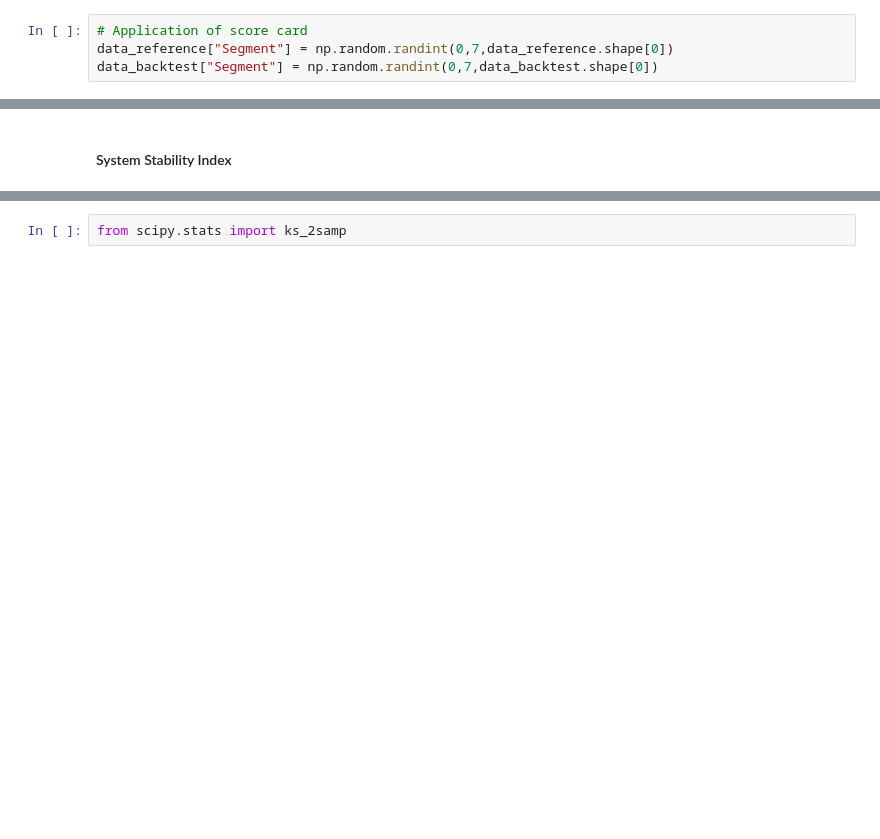
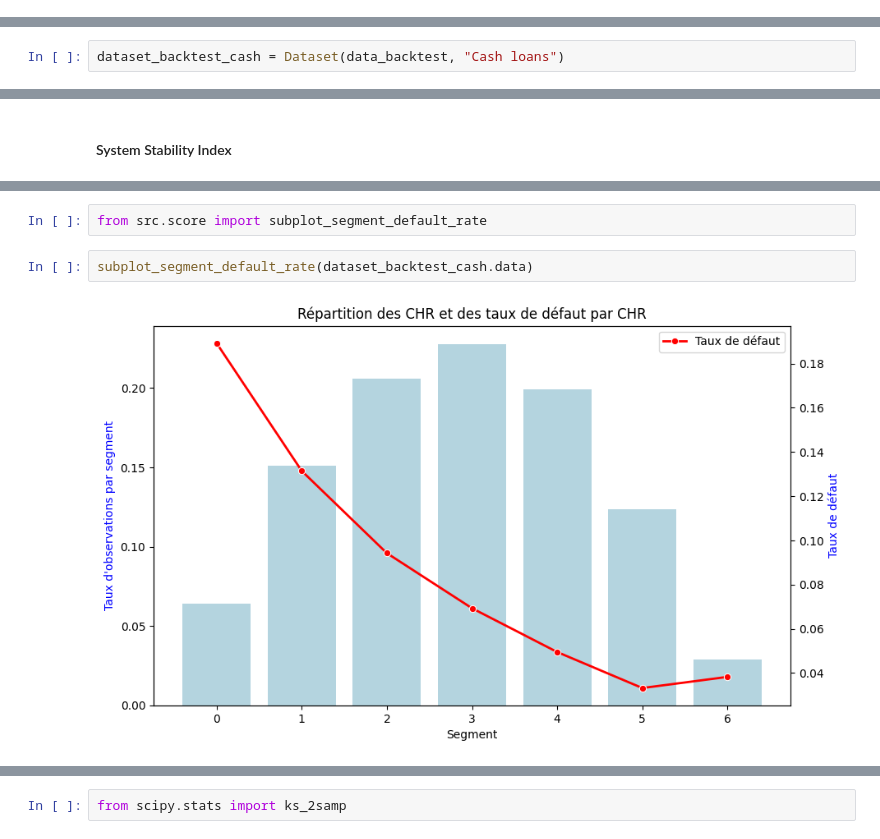
Before and after one commit to jeannoj99/Challenge_Nexialog_PD, a Jupyter notebook: notebooks/Backtesting.ipynb, the cells around one changed output, grey strips where cells are left out. Saved outputs shown, nothing was run; the diff lists cells and outputs as text; blank space fills up the shorter version.

Commit message:
update backtesting

```diff
--- a/notebooks/Backtesting.ipynb
+++ b/notebooks/Backtesting.ipynb
@@ -55,6 +185,2 @@ if data_integrity_assessment(data_backtest) == False :
 # %% [markdown]
 #### Population Scoring
-# %%
-# Application of score card
-data_reference["Segment"] = np.random.randint(0,7,data_reference.shape[0])
-data_backtest["Segment"] = np.random.randint(0,7,data_backtest.shape[0])
@@ -76,0 +187,2 @@ titi
+# %%
+dataset_backtest_cash = Dataset(data_backtest, "Cash loans")
@@ -131,0 +237,6 @@ def system_stability_index(reference,backtest):
+# %%
+from src.score import subplot_segment_default_rate
+# %%
+subplot_segment_default_rate(dataset_backtest_cash.data)
+# %% [output]
+[figure, added]
```
Also changed, not shown: parts of 57 cells of this notebook, 4 other files.
